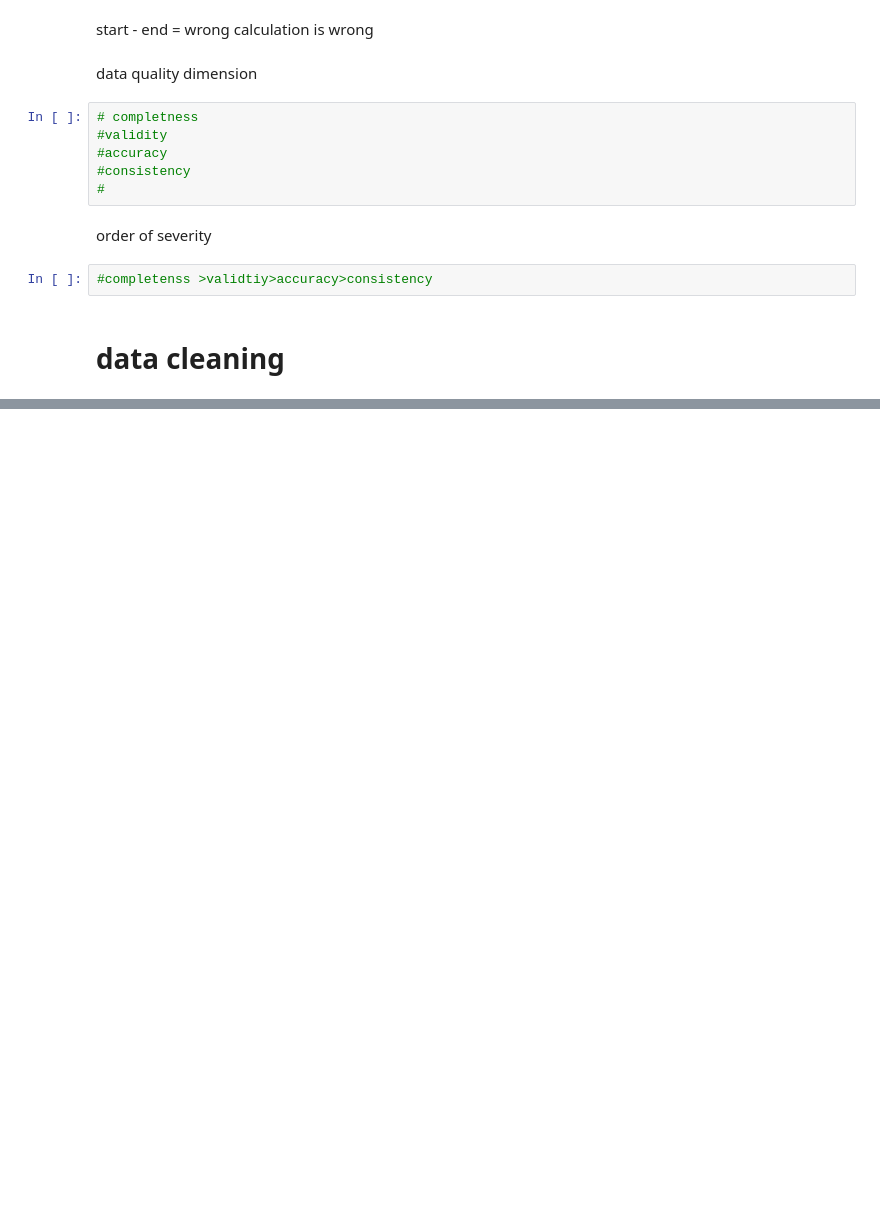
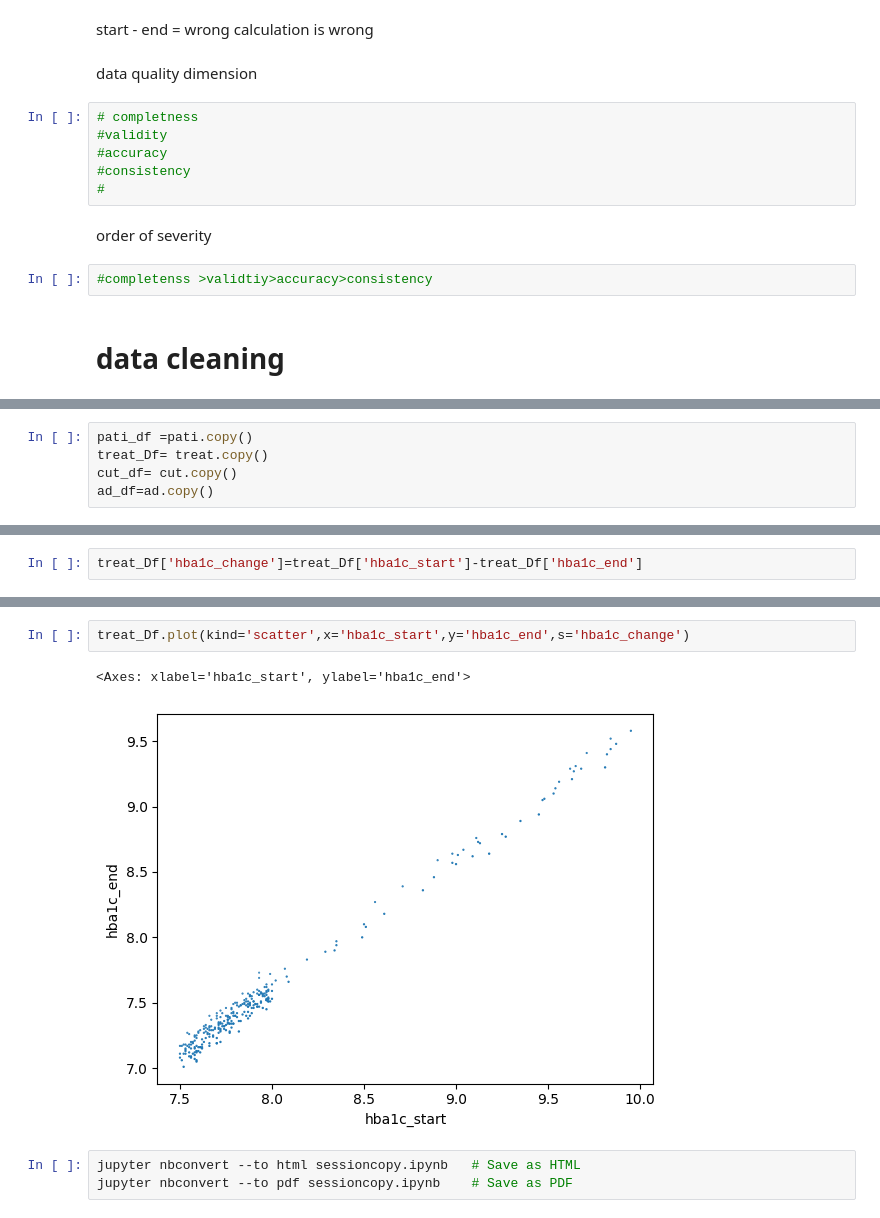
Before and after one commit to Ganesh20000/EDA, a Jupyter notebook: data_access/session28 copy.ipynb, the cells around one changed output, grey strips where cells are left out. Cells and saved outputs as stored; diff of their text form; blank space fills up the shorter version.

```diff
--- a/data_access/session28 copy.ipynb
+++ b/data_access/session28 copy.ipynb
@@ -274,0 +287,5 @@ order of severity
+# %%
+pati_df =pati.copy()
+treat_Df= treat.copy()
+cut_df= cut.copy()
+ad_df=ad.copy()
@@ -274,0 +320,2 @@ order of severity
+# %%
+treat_Df['hba1c_change']=treat_Df['hba1c_start']-treat_Df['hba1c_end']
@@ -274,0 +628,8 @@ order of severity
+# %%
+treat_Df.plot(kind='scatter',x='hba1c_start',y='hba1c_end',s='hba1c_change')
+# %% [output]
+<Axes: xlabel='hba1c_start', ylabel='hba1c_end'>
+[figure, added]
+# %%
+jupyter nbconvert --to html sessioncopy.ipynb   # Save as HTML
+jupyter nbconvert --to pdf sessioncopy.ipynb    # Save as PDF
```
Also changed, not shown: parts of 40 cells of this notebook.
